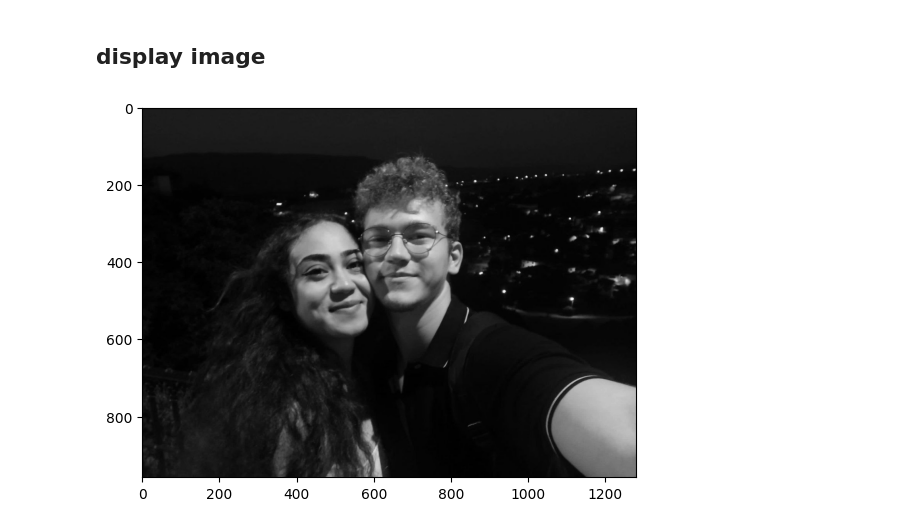
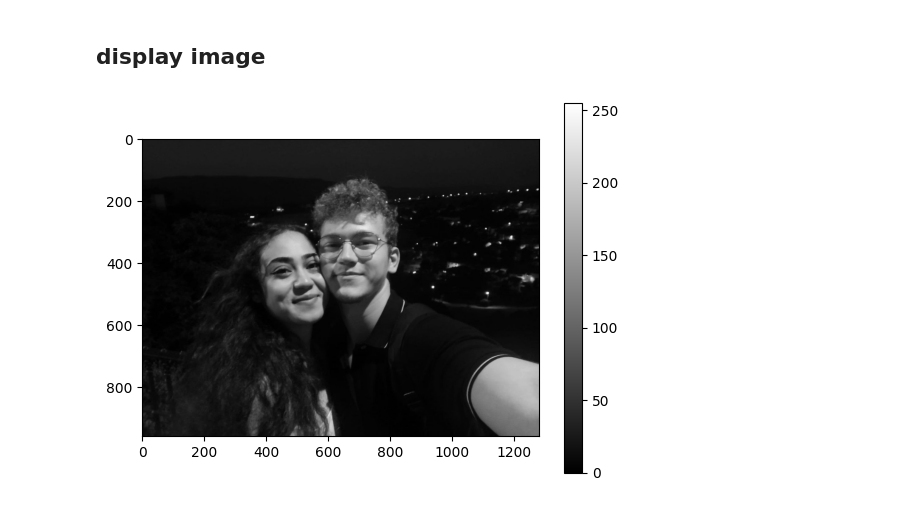
Before and after one commit to GokceSoylu/ImageProcessing, a Jupyter notebook: convert_gray.ipynb, the cells around one changed output. Cells and saved outputs as stored; diff of their text form; code cells hidden in the pictures.

```diff
--- a/convert_gray.ipynb
+++ b/convert_gray.ipynb
@@ -17,6 +17,7 @@ gray_image = cv2.cvtColor(the_image, cv2.COLOR_BGR2GRAY)
 ## display image
 # %%
 plt.imshow(gray_image,cmap='gray')
+plt.colorbar()
 plt.show()
 # %% [output]
-[figure, old version]
+[figure, new version]
```
Also changed, not shown: parts of 2 cells of this notebook.
